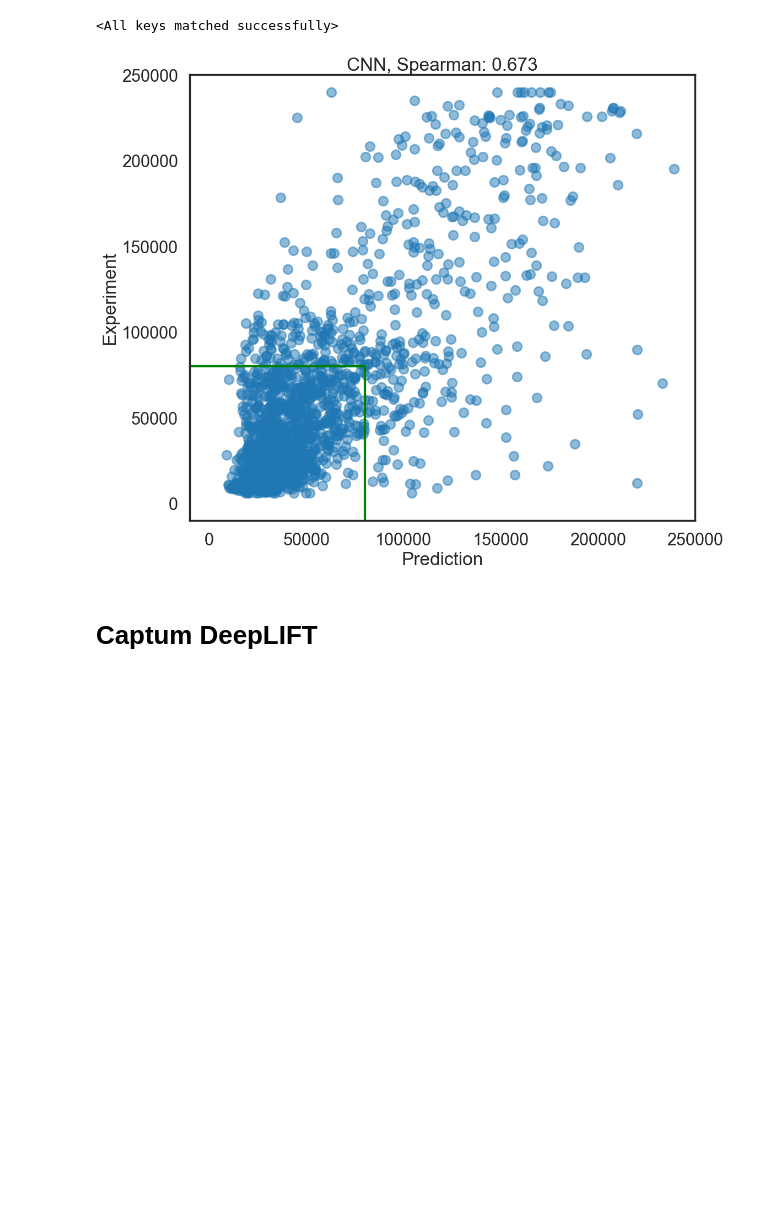
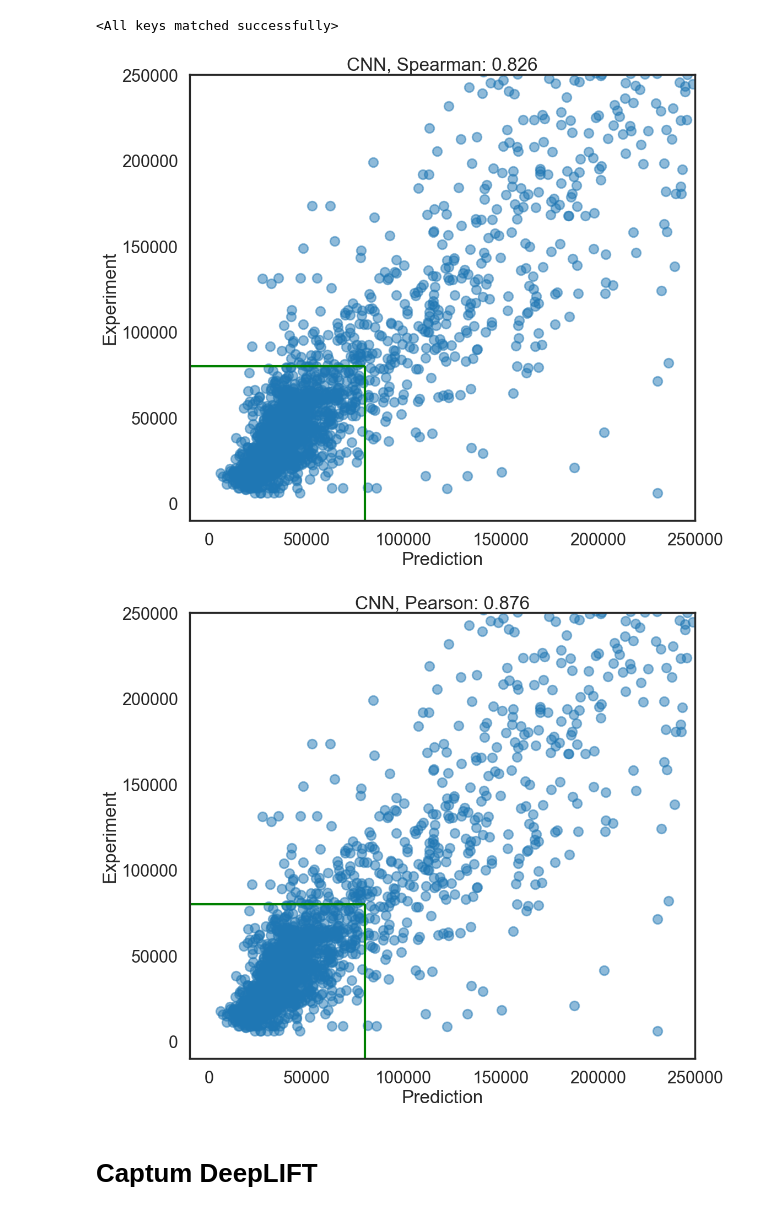
Before and after one commit to staller-lab/ADHunter-DeepLift, a Jupyter notebook: notebooks/250304_ADHunter_explicit1he.ipynb, the cells around one changed output. Saved outputs shown, nothing was run; the diff lists cells and outputs as text; code cells hidden in the pictures; blank space fills up the shorter version.

```diff
--- a/notebooks/250304_ADHunter_explicit1he.ipynb
+++ b/notebooks/250304_ADHunter_explicit1he.ipynb
@@ -34,17 +32,20 @@ The autoreload extension is already loaded. To reload it, use:
 # %%
 # CHANGE TO POINT TO PATH ON YOUR COMPUTER!!!!
-fn = "data/OrthologTilingDFwActivities_20220131.csv"
+# fn = "data/OrthologTilingDFwActivities_20220131.csv"
+fn = "../data/OrthologTilingDFwActivities_20240930.csv"
 # df = pd.read_csv(fn, index_col=0)
 # df = df.loc[df.Activity != 0.0]
 # # average over duplicates
 # df = df.groupby("Seq").mean().reset_index()
 
 
-
 df = pd.read_csv(fn)
+df["Activity"] = df["Activity"].fillna(0.0)
 df = df.loc[df.Activity != 0.0]
 df = df.iloc[:, 1:]
 df = df.loc[df.loc[:, ['Seq', 'Activity']].drop_duplicates().index]
+#
+df = df.dropna(subset=df.columns[:-1], axis=0)
 
 
 seqs = df.Seq.to_numpy()
@@ -65,7 +66,8 @@ aa_to_i = {aa:i for i, aa in enumerate(alphabet)}
 i_to_aa = {i:aa for i, aa in enumerate(alphabet)}
 X = np.asarray([[aa_to_i[aa] for aa in x] for x in seqs])
 
-train, val, test = get_stratified_split(X, y_bin, y_cont, as_tensor=True)
+train, val, test, indices = get_stratified_split(X, y_bin, y_cont, as_tensor=True)
 (X_train, y_bin_train, y_cont_train) = train
 (X_val, y_bin_val, y_cont_val) = val
 (X_test, y_bin_test, y_cont_test) = test
+test_idx, val_idx = indices
@@ -396,33 +422,43 @@ model.load_state_dict(torch.load("adhunter_1he.pt"))
 # %%
 test_ds = TensorDataset(X_test, y_cont_test.to(torch.float))
 test_dl = DataLoader(test_ds, batch_size=bs)
 
 model.eval()
 X_test, y_test = test_ds[:]
 y_test = y_test.reshape(-1)
 with torch.no_grad():
     y_test_hat = model(X_test).reshape(-1)
     y_test_hat = y_test_hat.detach().numpy()
     y_test = y_test.numpy()
 
 best_thresh = get_threshold(y_bin_test, y_test_hat)
 best_thresh_unscaled = scaler.inverse_transform(np.asarray([best_thresh]).reshape(-1, 1)).item()
 y_test_hat_bin = (y_test_hat > best_thresh).astype(np.int32)
 
 y_test_hat_unscaled = scaler.inverse_transform(y_test_hat.reshape(-1, 1)).reshape(-1)
 y_test_unscaled = scaler.inverse_transform(y_test.reshape(-1, 1)).reshape(-1)
 
-fig, ax = plt.subplots(figsize=(12,10))
-ax.scatter(y_test_hat_unscaled, y_test_unscaled, alpha=0.5)
-corr = spearmanr(y_test_hat_unscaled, y_test_unscaled).correlation
-ax.set(xlabel="Prediction", ylabel="Experiment", title=f"CNN, Spearman: {corr:.3f}")
-ax.set(xlim=(-10000, 250_000), ylim=(-10000, 250_000))
-plt.tight_layout()
-plt.axvline(x=80_000, c='green', ymax=0.345)
-plt.axhline(y=80_000, c='green', xmax=0.345)
-plt.show()
+
+def plot_corr(method="spearman"):
+    fig, ax = plt.subplots(figsize=(12,10))
+    ax.scatter(y_test_hat_unscaled, y_test_unscaled, alpha=0.5)
+    if method == "spearman":
+        corr = spearmanr(y_test_hat_unscaled, y_test_unscaled).correlation
+        ax.set(xlabel="Prediction", ylabel="Experiment", title=f"CNN, Spearman: {corr:.3f}")
+    elif method == "pearson":
+        corr = pearsonr(y_test_hat_unscaled, y_test_unscaled).correlation
+        ax.set(xlabel="Prediction", ylabel="Experiment", title=f"CNN, Pearson: {corr:.3f}")
+    ax.set(xlim=(-10000, 250_000), ylim=(-10000, 250_000))
+    plt.tight_layout()
+    plt.axvline(x=80_000, c='green', ymax=0.345)
+    plt.axhline(y=80_000, c='green', xmax=0.345)
+    plt.show()
+
+plot_corr("spearman")
+plot_corr("pearson")
 # %% [output]
-[figure, old version]
+[figure, new version]
+[figure, added]
 # %% [markdown]
 # Captum DeepLIFT
 # %%
```
Also changed, not shown: parts of 18 cells of this notebook, 2 other files.
